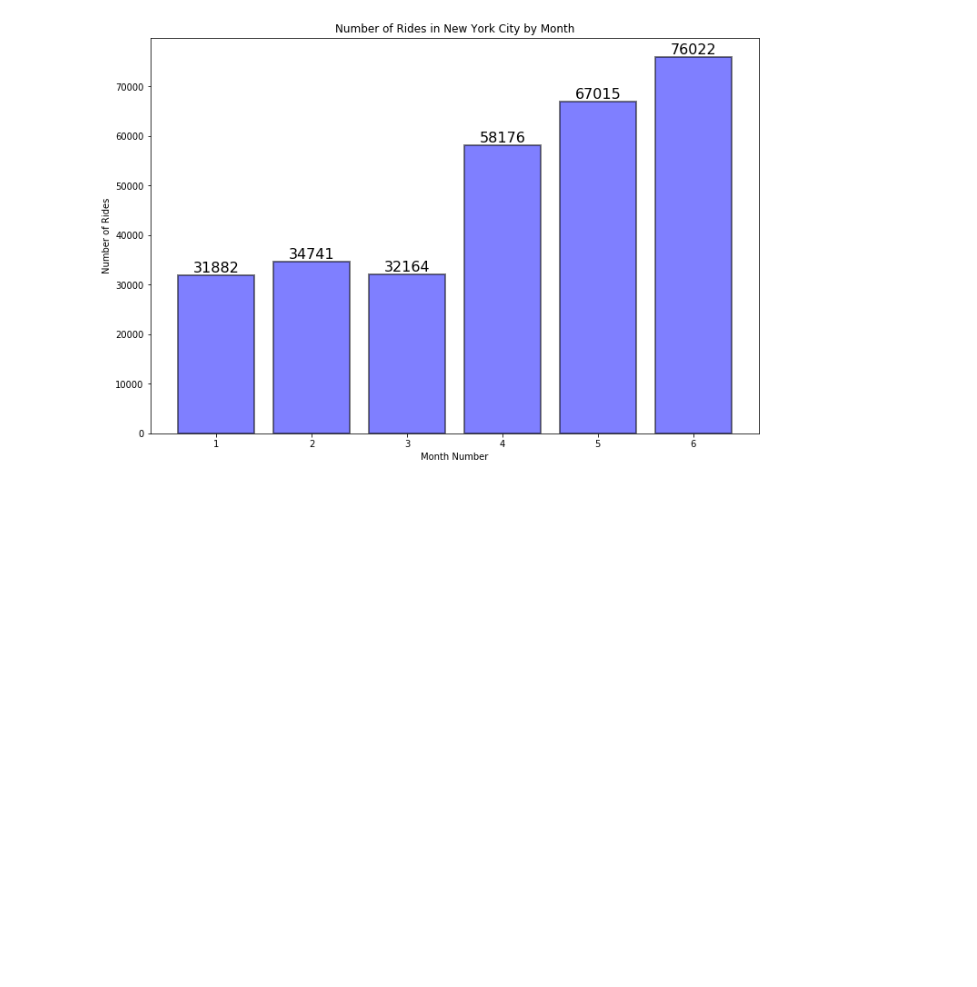
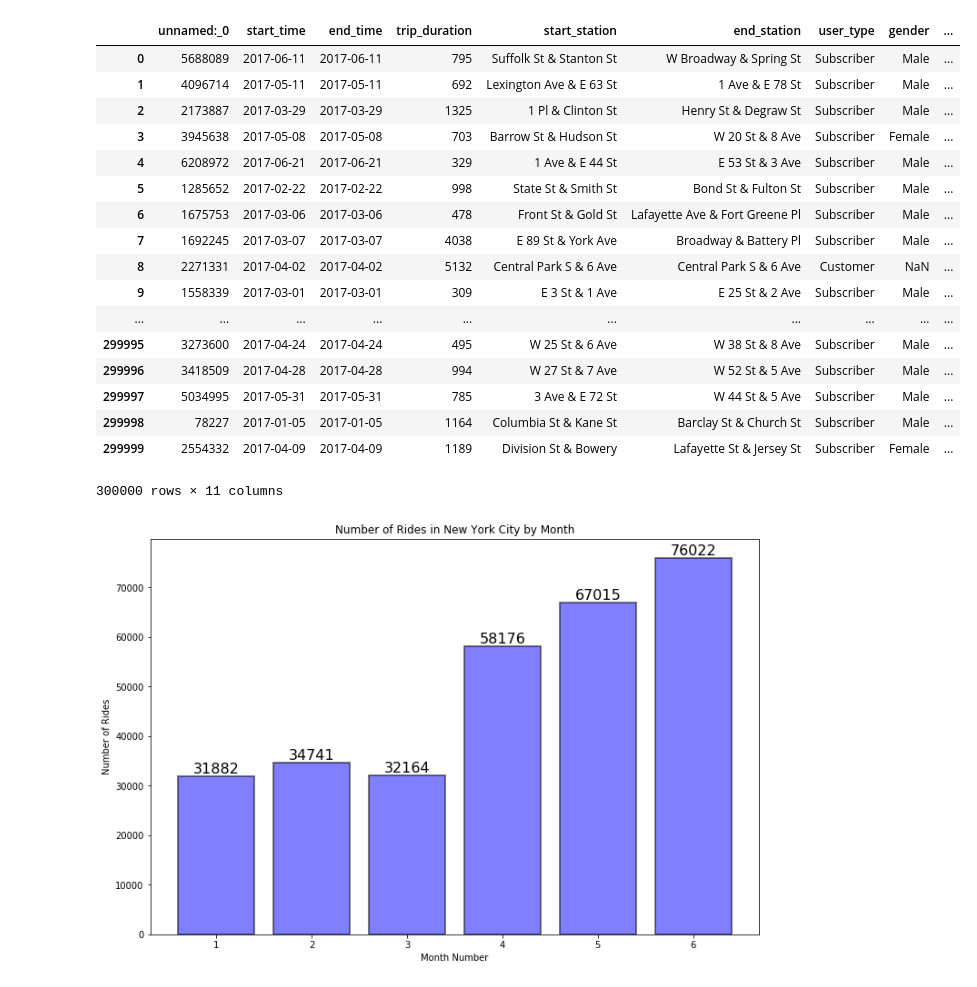
Before and after one commit to jacob-lu/info300final, a Jupyter notebook: Jacob Lu Exploration.ipynb, the cells around one changed output. Saved outputs shown, nothing was run; the diff lists cells and outputs as text; code cells hidden in the pictures; blank space fills up the shorter version.

```diff
--- a/Jacob Lu Exploration.ipynb
+++ b/Jacob Lu Exploration.ipynb
@@ -25,8 +25,31 @@ data['end_time'] = np.array(enddates)
 # %%
 #create month based on the start of trip
 startdatelist = list(data.start_time)
 startmonthdates = [date.month for date in startdatelist]
 data['monthstart'] = np.array(startmonthdates)
+
+#create daily based on the start of trip
+daystartdates = [date.day for date in startdatelist]
+data['daystart'] = np.array(daystartdates)
+# %% [output]
+|  | unnamed:_0 | start_time | end_time | trip_duration | start_station | end_station | user_type | gender | ... |
+| 0 | 5688089 | 2017-06-11 | 2017-06-11 | 795 | Suffolk St & Stanton St | W Broadway & Spring St | Subscriber | Male | ... |
+| 1 | 4096714 | 2017-05-11 | 2017-05-11 | 692 | Lexington Ave & E 63 St | 1 Ave & E 78 St | Subscriber | Male | ... |
+| 2 | 2173887 | 2017-03-29 | 2017-03-29 | 1325 | 1 Pl & Clinton St | Henry St & Degraw St | Subscriber | Male | ... |
+| 3 | 3945638 | 2017-05-08 | 2017-05-08 | 703 | Barrow St & Hudson St | W 20 St & 8 Ave | Subscriber | Female | ... |
+| 4 | 6208972 | 2017-06-21 | 2017-06-21 | 329 | 1 Ave & E 44 St | E 53 St & 3 Ave | Subscriber | Male | ... |
+| 5 | 1285652 | 2017-02-22 | 2017-02-22 | 998 | State St & Smith St | Bond St & Fulton St | Subscriber | Male | ... |
+| 6 | 1675753 | 2017-03-06 | 2017-03-06 | 478 | Front St & Gold St | Lafayette Ave & Fort Greene Pl | Subscriber | Male | ... |
+| 7 | 1692245 | 2017-03-07 | 2017-03-07 | 4038 | E 89 St & York Ave | Broadway & Battery Pl | Subscriber | Male | ... |
+| 8 | 2271331 | 2017-04-02 | 2017-04-02 | 5132 | Central Park S & 6 Ave | Central Park S & 6 Ave | Customer | NaN | ... |
+| 9 | 1558339 | 2017-03-01 | 2017-03-01 | 309 | E 3 St & 1 Ave | E 25 St & 2 Ave | Subscriber | Male | ... |
+| ... | ... | ... | ... | ... | ... | ... | ... | ... | ... |
+| 299995 | 3273600 | 2017-04-24 | 2017-04-24 | 495 | W 25 St & 6 Ave | W 38 St & 8 Ave | Subscriber | Male | ... |
+| 299996 | 3418509 | 2017-04-28 | 2017-04-28 | 994 | W 27 St & 7 Ave | W 52 St & 5 Ave | Subscriber | Male | ... |
+| 299997 | 5034995 | 2017-05-31 | 2017-05-31 | 785 | 3 Ave & E 72 St | W 44 St & 5 Ave | Subscriber | Male | ... |
+| 299998 | 78227 | 2017-01-05 | 2017-01-05 | 1164 | Columbia St & Kane St | Barclay St & Church St | Subscriber | Male | ... |
+| 299999 | 2554332 | 2017-04-09 | 2017-04-09 | 1189 | Division St & Bowery | Lafayette St & Jersey St | Subscriber | Female | ... |
+300000 rows × 11 columns
 # %%
 #number of rides for each month
 plt.figure(figsize=(12, 8))
```
Also changed, not shown: parts of 8 cells of this notebook.
